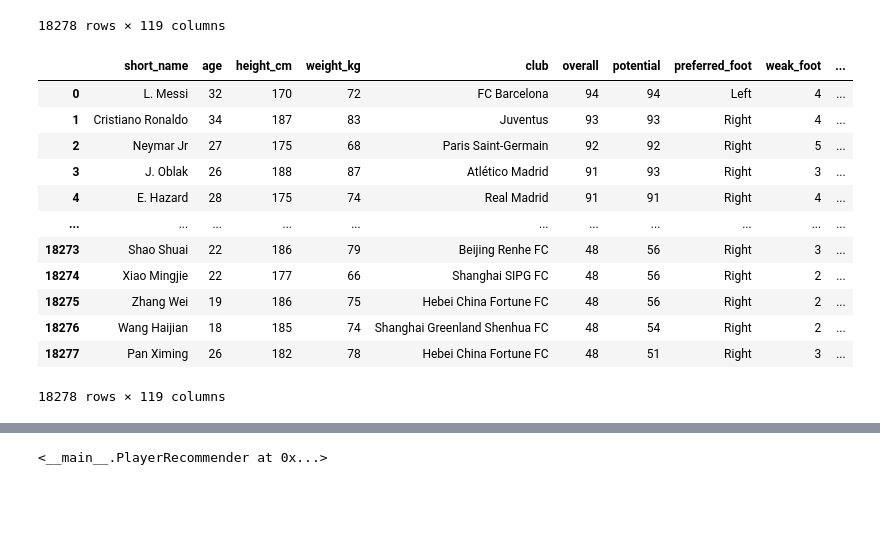
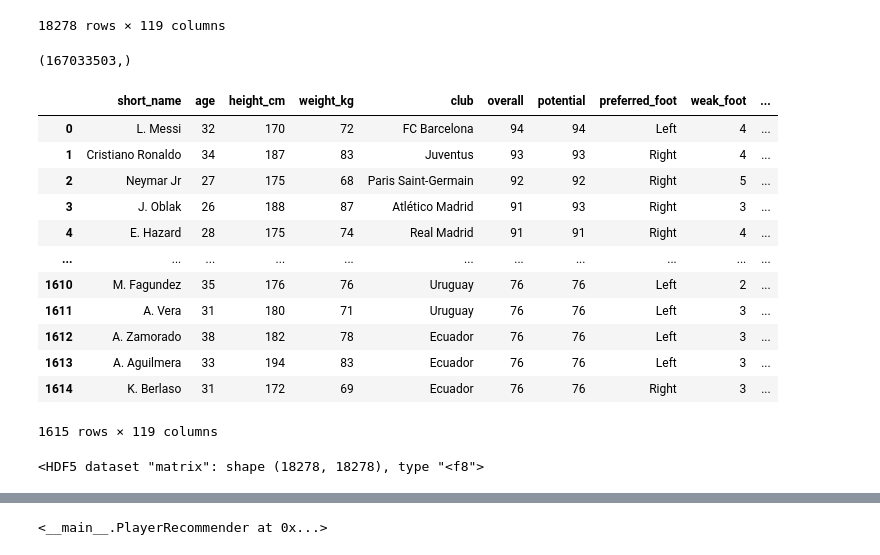
Before and after one commit to papersson/playerrecommender, a Jupyter notebook: playerrec-Copy1.ipynb, the cells around one changed output, grey strips where cells are left out. Saved outputs shown, nothing was run; the diff lists cells and outputs as text; code cells hidden in the pictures; blank space fills up the shorter version.

Commit message:
remove rows with; takes to long on full data

```diff
--- a/playerrec-Copy1.ipynb
+++ b/playerrec-Copy1.ipynb
@@ -183,3 +185,7 @@ df
+# %%
+dists.shape
+# %% [output]
+(167033503,)
 # %%
 features = ['distribution', 'shot_stopping', 'dominance', 'tenacity', 'awareness', 'power', 'mobility', 'composure', 'passing', 'dribbling', 'shooting',
            'height_cm', 'preferred_foot_Left', 'preferred_foot_Right', 'overall']
@@ -196,21 +202,21 @@ class PlayerRecommender():
         idx = self.df.short_name[df.short_name.str.contains(p_name, case=False)].index[0]
         most_similar_idxs = np.argsort(self.matrix[idx, :])
         return self.df.loc[most_similar_idxs, ['short_name', 'age', 'preferred_foot', 'Position', 'club', 'overall']][1:n_results]
-# %%
-df
-# %% [output]
-|  | short_name | age | height_cm | weight_kg | club | overall | potential | preferred_foot | weak_foot | ... |
-| 0 | L. Messi | 32 | 170 | 72 | FC Barcelona | 94 | 94 | Left | 4 | ... |
-| 1 | Cristiano Ronaldo | 34 | 187 | 83 | Juventus | 93 | 93 | Right | 4 | ... |
-| 2 | Neymar Jr | 27 | 175 | 68 | Paris Saint-Germain | 92 | 92 | Right | 5 | ... |
-| 3 | J. Oblak | 26 | 188 | 87 | Atlético Madrid | 91 | 93 | Right | 3 | ... |
-| 4 | E. Hazard | 28 | 175 | 74 | Real Madrid | 91 | 91 | Right | 4 | ... |
-| ... | ... | ... | ... | ... | ... | ... | ... | ... | ... | ... |
-| 18273 | Shao Shuai | 22 | 186 | 79 | Beijing Renhe FC | 48 | 56 | Right | 3 | ... |
-| 18274 | Xiao Mingjie | 22 | 177 | 66 | Shanghai SIPG FC | 48 | 56 | Right | 2 | ... |
-| 18275 | Zhang Wei | 19 | 186 | 75 | Hebei China Fortune FC | 48 | 56 | Right | 2 | ... |
-| 18276 | Wang Haijian | 18 | 185 | 74 | Shanghai Greenland Shenhua FC | 48 | 54 | Right | 2 | ... |
-| 18277 | Pan Ximing | 26 | 182 | 78 | Hebei China Fortune FC | 48 | 51 | Right | 3 | ... |
-18278 rows × 119 columns
+# %%
+df[df.overall > 75]
+# %% [output]
+|  | short_name | age | height_cm | weight_kg | club | overall | potential | preferred_foot | weak_foot | ... |
+| 0 | L. Messi | 32 | 170 | 72 | FC Barcelona | 94 | 94 | Left | 4 | ... |
+| 1 | Cristiano Ronaldo | 34 | 187 | 83 | Juventus | 93 | 93 | Right | 4 | ... |
+| 2 | Neymar Jr | 27 | 175 | 68 | Paris Saint-Germain | 92 | 92 | Right | 5 | ... |
+| 3 | J. Oblak | 26 | 188 | 87 | Atlético Madrid | 91 | 93 | Right | 3 | ... |
+| 4 | E. Hazard | 28 | 175 | 74 | Real Madrid | 91 | 91 | Right | 4 | ... |
+| ... | ... | ... | ... | ... | ... | ... | ... | ... | ... | ... |
+| 1610 | M. Fagundez | 35 | 176 | 76 | Uruguay | 76 | 76 | Left | 2 | ... |
+| 1611 | A. Vera | 31 | 180 | 71 | Uruguay | 76 | 76 | Left | 3 | ... |
+| 1612 | A. Zamorado | 38 | 182 | 78 | Ecuador | 76 | 76 | Left | 3 | ... |
+| 1613 | A. Aguilmera | 33 | 194 | 83 | Ecuador | 76 | 76 | Left | 3 | ... |
+| 1614 | K. Berlaso | 31 | 172 | 69 | Ecuador | 76 | 76 | Right | 3 | ... |
+1615 rows × 119 columns
 # %%
 #a = np.load('./data/matrix.npy')
@@ -216,0 +225,5 @@ df
+# %%
+h5f = h5py.File('./data/matrix.h5', 'w')
+h5f.create_dataset('matrix', data=rec.matrix)
+# %% [output]
+<HDF5 dataset "matrix": shape (18278, 18278), type "<f8">
```
Also changed, not shown: parts of 6 cells of this notebook, 1 other file.
